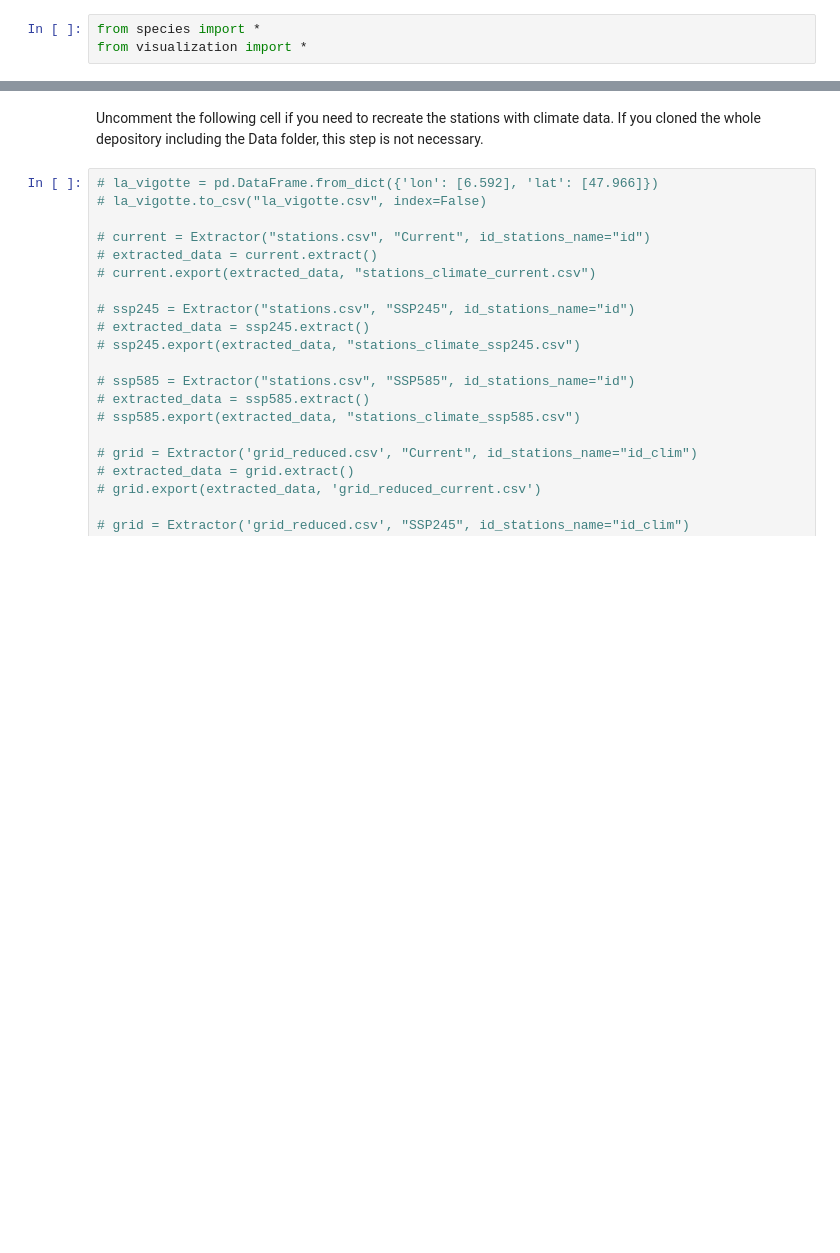
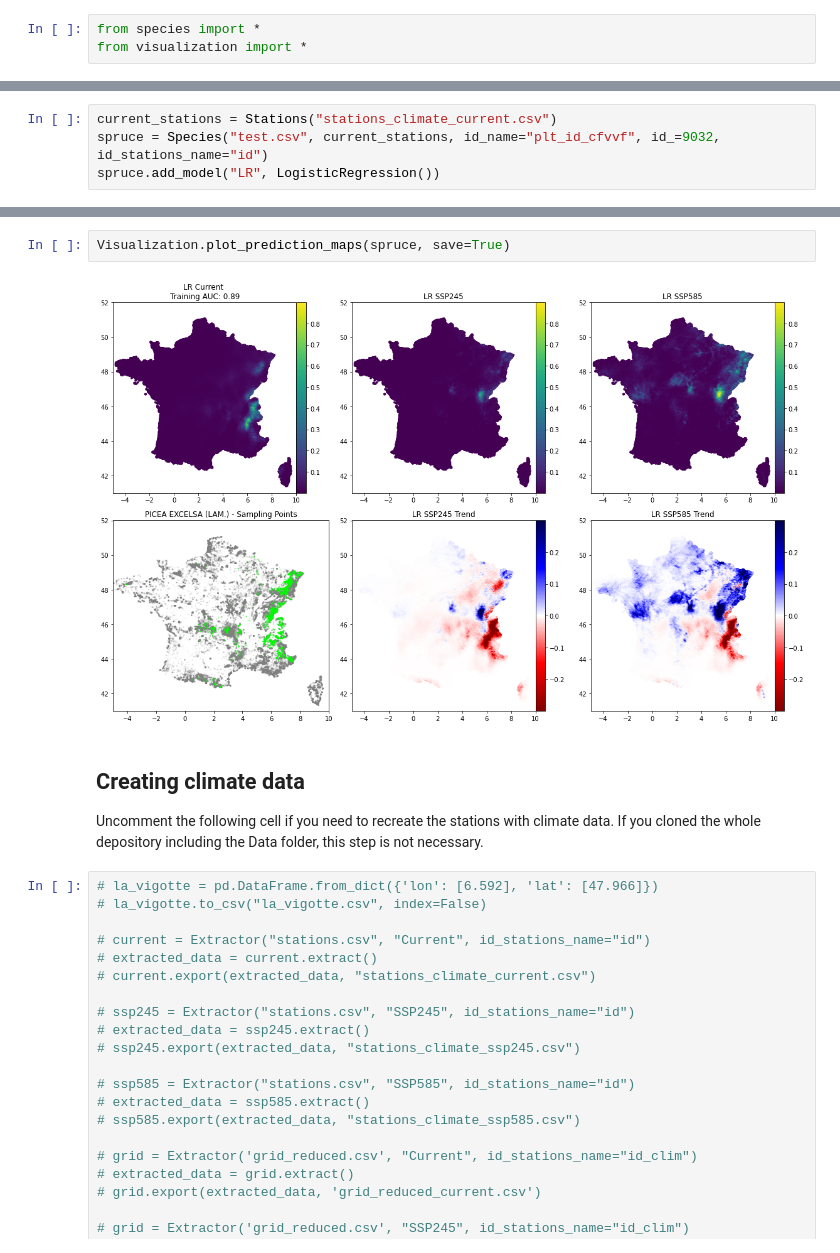
Before and after one commit to XavierMinesParis/SDM, a Jupyter notebook: la_vigotte.ipynb, the cells around one changed output, grey strips where cells are left out. Cells and saved outputs as stored; diff of their text form; blank space fills up the shorter version.

```diff
--- a/la_vigotte.ipynb
+++ b/la_vigotte.ipynb
@@ -7,0 +10,4 @@ from visualization import *
+# %%
+current_stations = Stations("stations_climate_current.csv")
+spruce = Species("test.csv", current_stations, id_name="plt_id_cfvvf", id_=9032, id_stations_name="id")
+spruce.add_model("LR", LogisticRegression())
@@ -8,4 +28,10 @@ from visualization import *
+# %%
+Visualization.plot_prediction_maps(spruce, save=True)
+# %% [output]
+[figure, added]
 # %% [markdown]
+## Creating climate data
+
 Uncomment the following cell if you need to recreate the stations with climate data. If you cloned the whole depository including the Data folder, this step is not necessary.
 # %%
 # la_vigotte = pd.DataFrame.from_dict({'lon': [6.592], 'lat': [47.966]})
```
Also changed, not shown: parts of 12 cells of this notebook, 7 other files.
